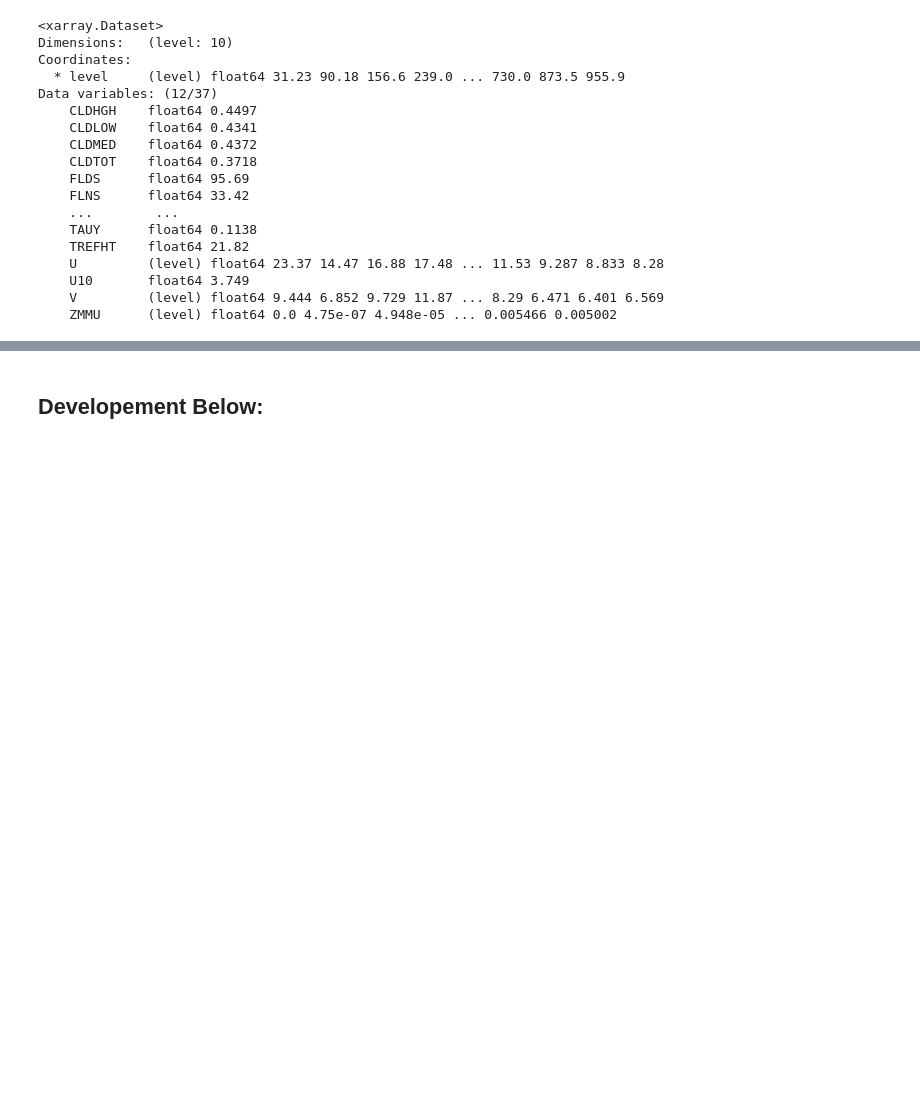
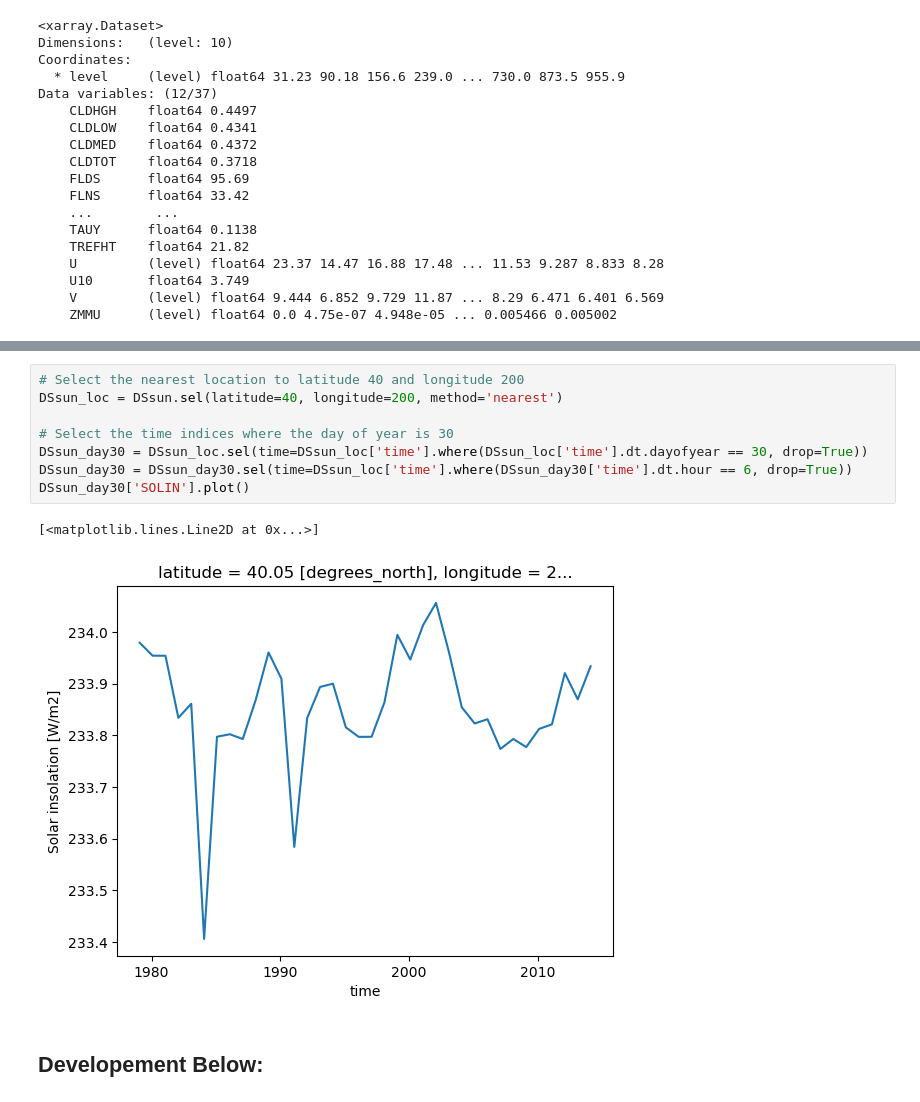
Before and after one commit to NCAR/miles-credit, a Jupyter notebook: notebooks/gather_global_data/Gather_CESM_NoCoarsen.ipynb, the cells around one changed output, grey strips where cells are left out. Saved outputs shown, nothing was run; the diff lists cells and outputs as text; blank space fills up the shorter version.

```diff
--- a/notebooks/gather_global_data/Gather_CESM_NoCoarsen.ipynb
+++ b/notebooks/gather_global_data/Gather_CESM_NoCoarsen.ipynb
@@ -590,3 +768,14 @@ Attributes:
+# %%
+# Select the nearest location to latitude 40 and longitude 200
+DSsun_loc = DSsun.sel(latitude=40, longitude=200, method='nearest')
+
+# Select the time indices where the day of year is 30
+DSsun_day30 = DSsun_loc.sel(time=DSsun_loc['time'].where(DSsun_loc['time'].dt.dayofyear == 30, drop=True))
+DSsun_day30 = DSsun_day30.sel(time=DSsun_loc['time'].where(DSsun_day30['time'].dt.hour == 6, drop=True))
+DSsun_day30['SOLIN'].plot()
+# %% [output]
+[<matplotlib.lines.Line2D at 0x...>]
+[figure, added]
 # %% [markdown]
 ## Developement Below:
 # %%
```
Also changed, not shown: parts of 20 cells of this notebook, 10 other files.
